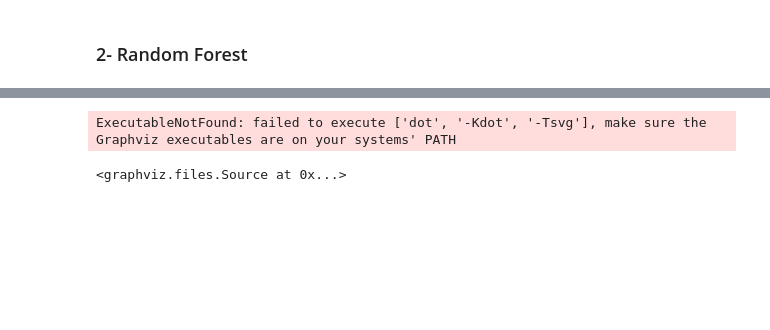
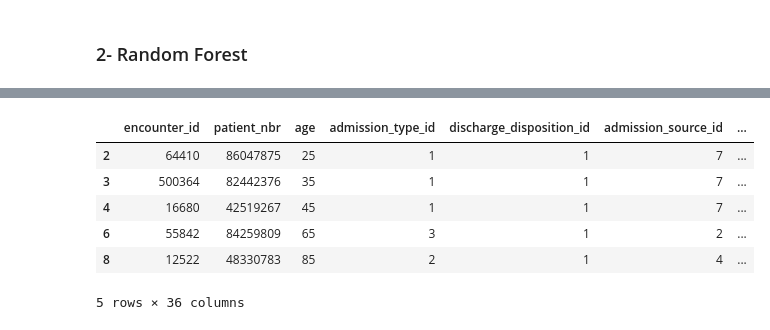
Before and after one commit to tugcekonuklar/msc-computer-science-notes, a Jupyter notebook: big-data-analytics/src/diabet/Predicting effective treatments in diabet.ipynb, the cells around one changed output, grey strips where cells are left out. Cells and saved outputs as stored; diff of their text form; code cells hidden in the pictures; blank space fills up the shorter version.

```diff
--- a/big-data-analytics/src/diabet/Predicting effective treatments in diabet.ipynb
+++ b/big-data-analytics/src/diabet/Predicting effective treatments in diabet.ipynb
@@ -609,15 +696,10 @@ The autoreload extension is already loaded. To reload it, use:
-# %%
-
-dot_data = export_graphviz(
-    m4,
-    out_file=None,
-    feature_names=X.columns,
-    class_names=['insulin', 'Insulin+others'],
-    filled=True,
-    rounded=True,
-    special_characters=True)
-graph = graphviz.Source(dot_data)
-graph
-# %% [output]
-ExecutableNotFound: failed to execute ['dot', '-Kdot', '-Tsvg'], make sure the Graphviz executables are on your systems' PATH
-<graphviz.files.Source at 0x...>
+# %%
+df.head()
+# %% [output]
+|  | encounter_id | patient_nbr | age | admission_type_id | discharge_disposition_id | admission_source_id | ... |
+| 2 | 64410 | 86047875 | 25 | 1 | 1 | 7 | ... |
+| 3 | 500364 | 82442376 | 35 | 1 | 1 | 7 | ... |
+| 4 | 16680 | 42519267 | 45 | 1 | 1 | 7 | ... |
+| 6 | 55842 | 84259809 | 65 | 3 | 1 | 2 | ... |
+| 8 | 12522 | 48330783 | 85 | 2 | 1 | 4 | ... |
+5 rows × 36 columns
```
Also changed, not shown: parts of 30 cells of this notebook, 1 other file.
